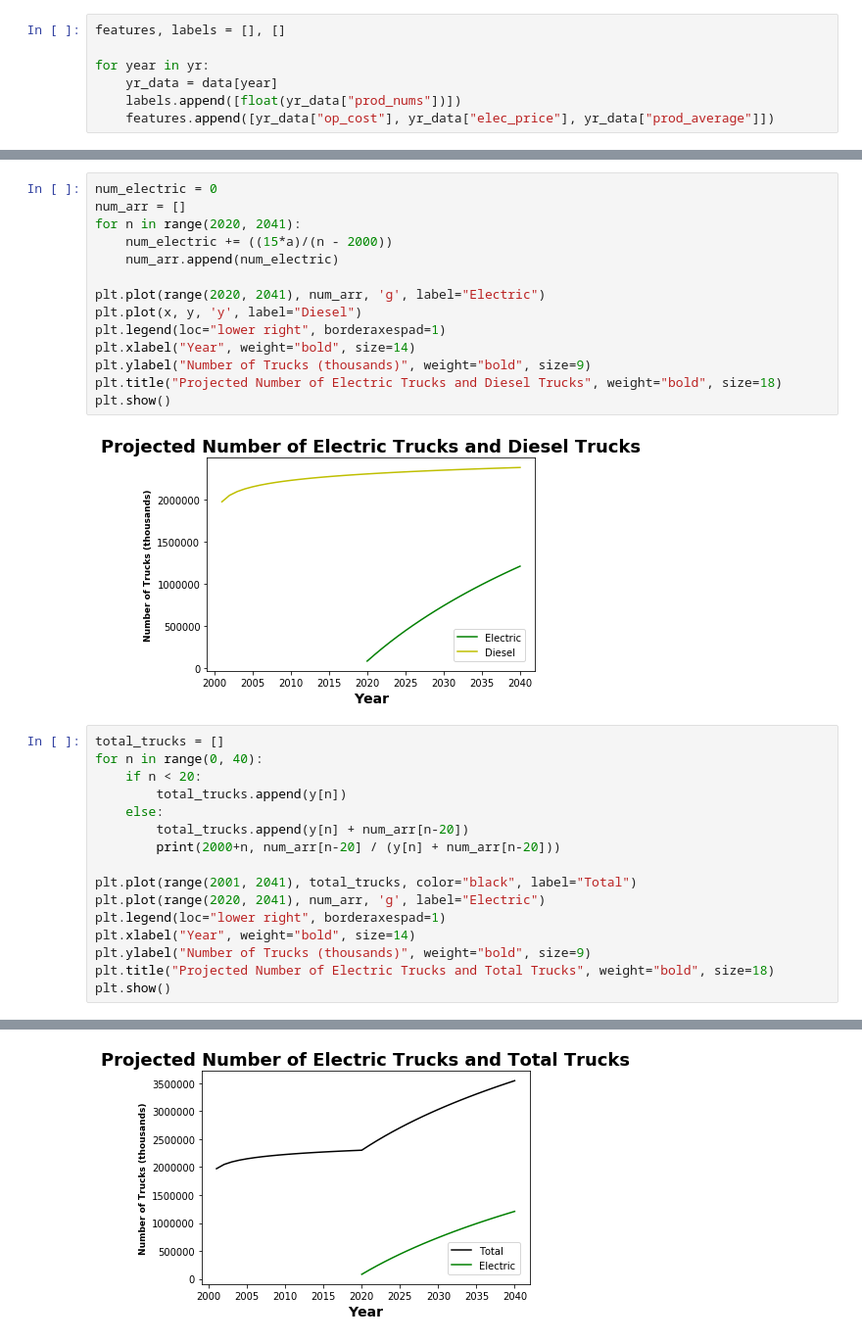
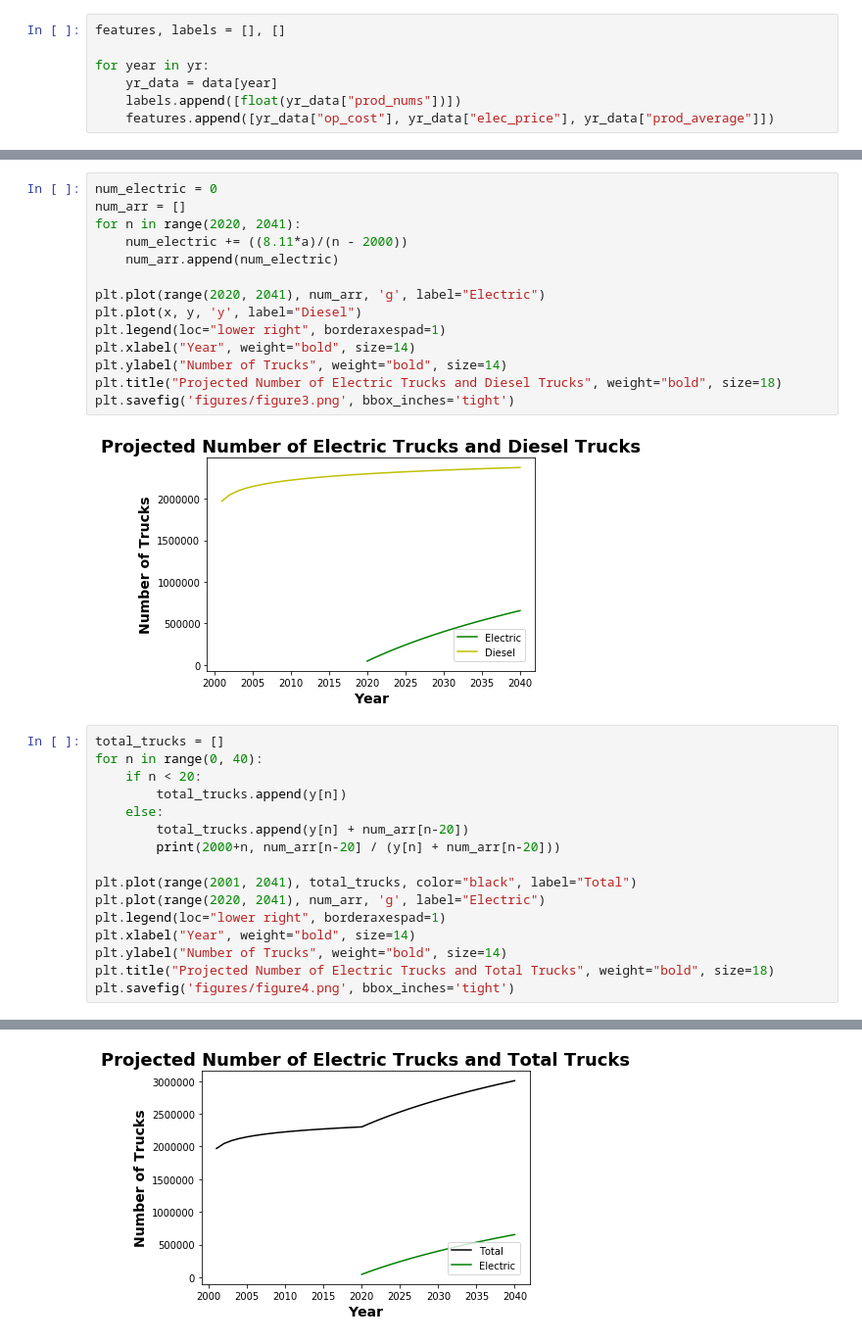
Before and after one commit to zhangtom54321/m3challenge, a Jupyter notebook: problem1/predict.ipynb, the cells around one changed output, grey strips where cells are left out. Shown: that part at 98% size. Saved outputs shown, nothing was run; the diff lists cells and outputs as text.

```diff
--- a/problem1/predict.ipynb
+++ b/problem1/predict.ipynb
@@ -77,18 +75,18 @@ y = 110133.4310002604*log(x-2000) + 1970569.4906816229
 num_electric = 0
 num_arr = []
 for n in range(2020, 2041):
-    num_electric += ((15*a)/(n - 2000))
+    num_electric += ((8.11*a)/(n - 2000))
     num_arr.append(num_electric)
 
 plt.plot(range(2020, 2041), num_arr, 'g', label="Electric")
 plt.plot(x, y, 'y', label="Diesel")
 plt.legend(loc="lower right", borderaxespad=1)
 plt.xlabel("Year", weight="bold", size=14)
-plt.ylabel("Number of Trucks (thousands)", weight="bold", size=9)
+plt.ylabel("Number of Trucks", weight="bold", size=14)
 plt.title("Projected Number of Electric Trucks and Diesel Trucks", weight="bold", size=18)
-plt.show()
+plt.savefig('figures/figure3.png', bbox_inches='tight')
 # %% [output]
-[figure, old version]
+[figure, new version]
 # %%
 total_trucks = []
 for n in range(0, 40):
@@ -102,7 +100,7 @@ plt.plot(range(2001, 2041), total_trucks, color="black", label="Total")
 plt.plot(range(2020, 2041), num_arr, 'g', label="Electric")
 plt.legend(loc="lower right", borderaxespad=1)
 plt.xlabel("Year", weight="bold", size=14)
-plt.ylabel("Number of Trucks (thousands)", weight="bold", size=9)
+plt.ylabel("Number of Trucks", weight="bold", size=14)
 plt.title("Projected Number of Electric Trucks and Total Trucks", weight="bold", size=18)
-plt.show()
+plt.savefig('figures/figure4.png', bbox_inches='tight')
 # %% [output]
@@ -129 +127 @@ plt.show()
-[figure, old version]
+[figure, new version]
```
Also changed, not shown: parts of 3 cells of this notebook, 8 other files.
